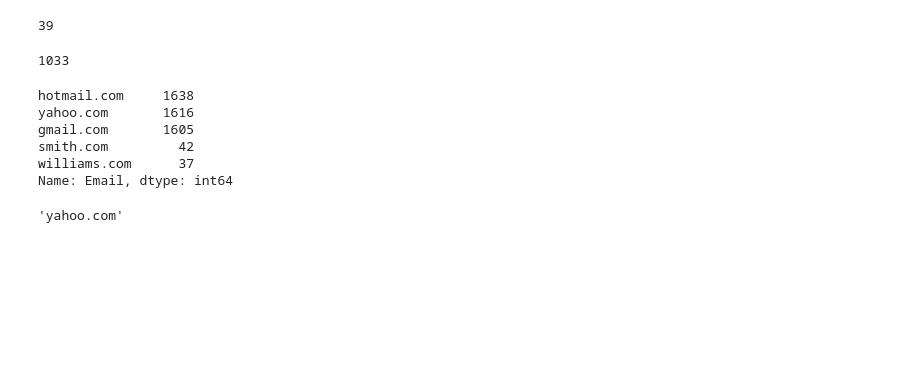
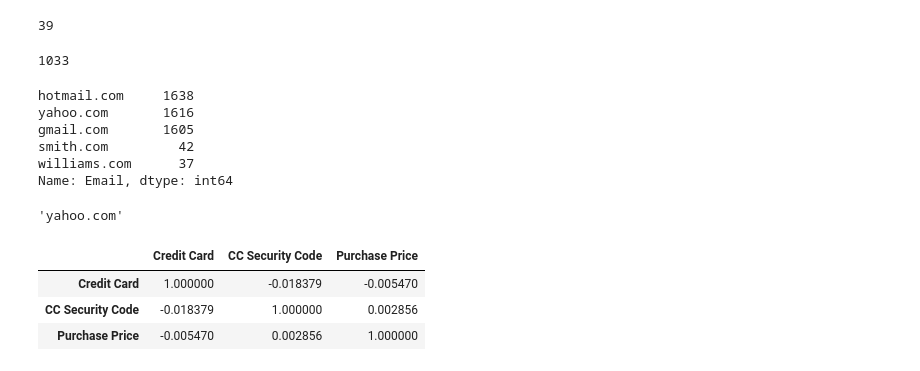
Before and after one commit to Raheemzee/Data-Analysis, a Jupyter notebook: Pandas, Ecommerce Purchases Exercise.ipynb, the cells around one changed output. Saved outputs shown, nothing was run; the diff lists cells and outputs as text; code cells hidden in the pictures; blank space fills up the shorter version.

```diff
--- a/Pandas, Ecommerce Purchases Exercise.ipynb
+++ b/Pandas, Ecommerce Purchases Exercise.ipynb
@@ -233,0 +238,7 @@ ecom['Email'][0].split('@')[1]
+# %%
+ec
+# %% [output]
+|  | Credit Card | CC Security Code | Purchase Price |
+| Credit Card | 1.000000 | -0.018379 | -0.005470 |
+| CC Security Code | -0.018379 | 1.000000 | 0.002856 |
+| Purchase Price | -0.005470 | 0.002856 | 1.000000 |
```
Also changed, not shown: parts of 4 cells of this notebook.
